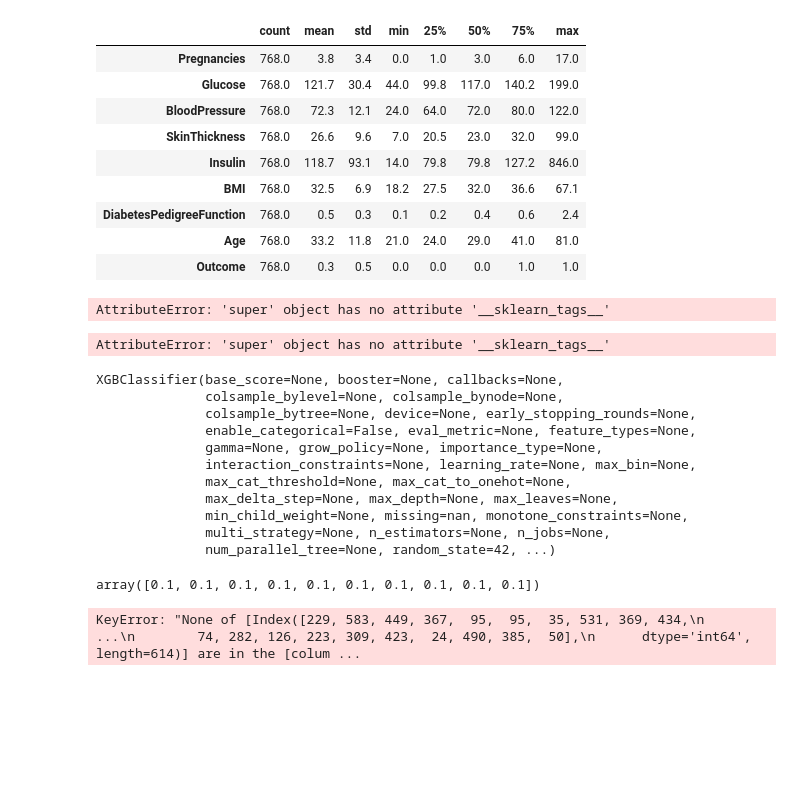
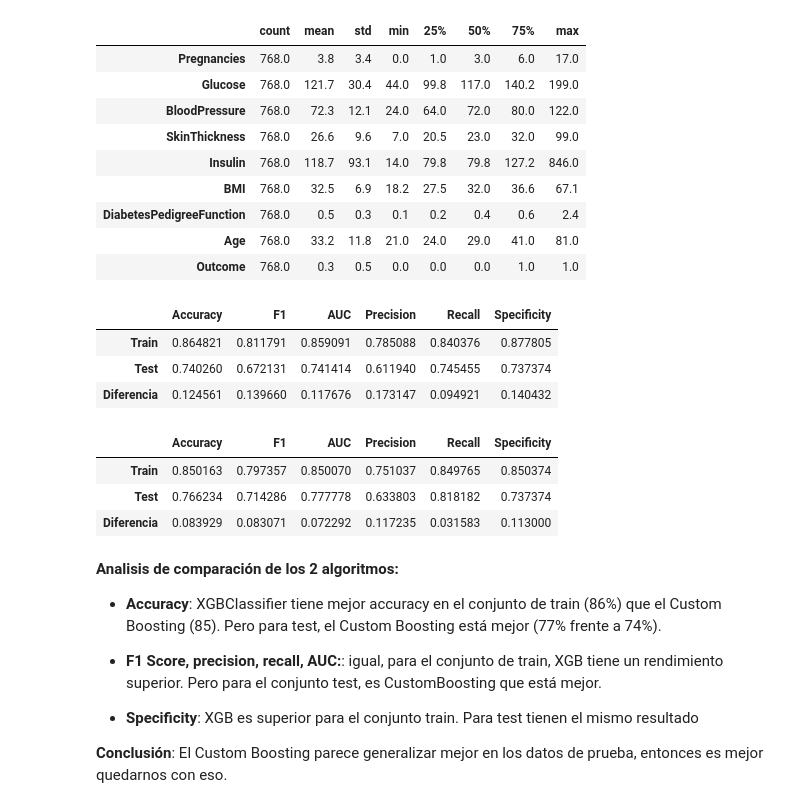
Before and after one commit to 4GeeksAcademy/pauline-BOOSTING-ALGORITHMS, a Jupyter notebook: src/explore.ipynb, the cells around one changed output. Saved outputs shown, nothing was run; the diff lists cells and outputs as text; code cells hidden in the pictures; blank space fills up the shorter version.

```diff
--- a/src/explore.ipynb
+++ b/src/explore.ipynb
@@ -62,26 +63,13 @@ df.describe().T.round(1)
 #Separamos train y test
 X = df.drop(['Outcome'], axis=1)
 y = df['Outcome']
+
+#Lo convertimos a numpy array sino me daba error despues:
+X = X.values
+y = y.values
+
+
 X_train, X_test, y_train, y_test = train_test_split(X, y, test_size=0.2, random_state=42)
-# %%
-from xgboost import XGBClassifier
-
-model = XGBClassifier(random_state = 42)
-model.fit(X_train, y_train)
-# %% [output]
-AttributeError: 'super' object has no attribute '__sklearn_tags__'
-AttributeError: 'super' object has no attribute '__sklearn_tags__'
-XGBClassifier(base_score=None, booster=None, callbacks=None,
-              colsample_bylevel=None, colsample_bynode=None,
-              colsample_bytree=None, device=None, early_stopping_rounds=None,
-              enable_categorical=False, eval_metric=None, feature_types=None,
-              gamma=None, grow_policy=None, importance_type=None,
-              interaction_constraints=None, learning_rate=None, max_bin=None,
-              max_cat_threshold=None, max_cat_to_onehot=None,
-              max_delta_step=None, max_depth=None, max_leaves=None,
-              min_child_weight=None, missing=nan, monotone_constraints=None,
-              multi_strategy=None, n_estimators=None, n_jobs=None,
-              num_parallel_tree=None, random_state=42, ...)
 # %%
 #Misma función que el proyecto anterior para ver resultados :
 
@@ -116,8 +104,22 @@ def get_metrics(y_train, y_test, y_pred_train, y_pred_test):
                               index = ['Train','Test', 'Diferencia'])
 
     return metrics_df
-# %%
-np.ones(10)/10
-# %% [output]
-array([0.1, 0.1, 0.1, 0.1, 0.1, 0.1, 0.1, 0.1, 0.1, 0.1])
+# %%
+#Algoritmo de boosting, primero vamos a ver con XGBClassifier
+
+#Entrenamos el modelo :
+model = XGBClassifier(n_estimators = 200, learning_rate = 0.001, random_state = 42)
+model.fit(X_train, y_train)
+
+# Realizamos predicciones en el conjunto de entrenamiento y prueba
+test_pred = model.predict(X_test)
+train_pred = model.predict(X_train)
+
+# Evaluamos el rendimiento del modelo
+get_metrics(y_train, y_test, train_pred, test_pred)
+# %% [output]
+|  | Accuracy | F1 | AUC | Precision | Recall | Specificity |
+| Train | 0.864821 | 0.811791 | 0.859091 | 0.785088 | 0.840376 | 0.877805 |
+| Test | 0.740260 | 0.672131 | 0.741414 | 0.611940 | 0.745455 | 0.737374 |
+| Diferencia | 0.124561 | 0.139660 | 0.117676 | 0.173147 | 0.094921 | 0.140432 |
 # %%
@@ -201,8 +220,6 @@ class CustomBoosting:
     return yhats
 # %%
 # Entrenamos el modelo de Boosting
-
-
 clf = CustomBoosting(n_estimators=10, learning_rate=0.01, max_depth=7, min_samples_leaf=7, max_features=X_train.shape[1]//2)
 clf.fit(X_train, y_train)
 
@@ -213,4 +230,19 @@ train_pred = clf.predict(X_train)
 # Evaluamos el rendimiento del modelo
 get_metrics(y_train, y_test, train_pred, test_pred)
 # %% [output]
-KeyError: "None of [Index([229, 583, 449, 367,  95,  95,  35, 531, 369, 434,\n       ...\n        74, 282, 126, 223, 309, 423,  24, 490, 385,  50],\n      dtype='int64', length=614)] are in the [colum ...
+|  | Accuracy | F1 | AUC | Precision | Recall | Specificity |
+| Train | 0.850163 | 0.797357 | 0.850070 | 0.751037 | 0.849765 | 0.850374 |
+| Test | 0.766234 | 0.714286 | 0.777778 | 0.633803 | 0.818182 | 0.737374 |
+| Diferencia | 0.083929 | 0.083071 | 0.072292 | 0.117235 | 0.031583 | 0.113000 |
+# %% [markdown]
+**Analisis de comparación de los 2 algoritmos:**
+
+- **Accuracy**: XGBClassifier tiene mejor accuracy en el conjunto de train (86%) que el Custom Boosting (85).
+Pero para test, el Custom Boosting está mejor (77% frente a 74%).
+
+- **F1 Score, precision, recall, AUC:**: igual, para el conjunto de train, XGB tiene un rendimiento superior. Pero para el conjunto test, es CustomBoosting que está mejor.
+
+- **Specificity**: XGB es superior para el conjunto train. Para test tienen el mismo resultado
+
+
+**Conclusión**: El Custom Boosting parece generalizar mejor en los datos de prueba, entonces es mejor quedarnos con eso.
```
Also changed, not shown: parts of 3 cells of this notebook.
